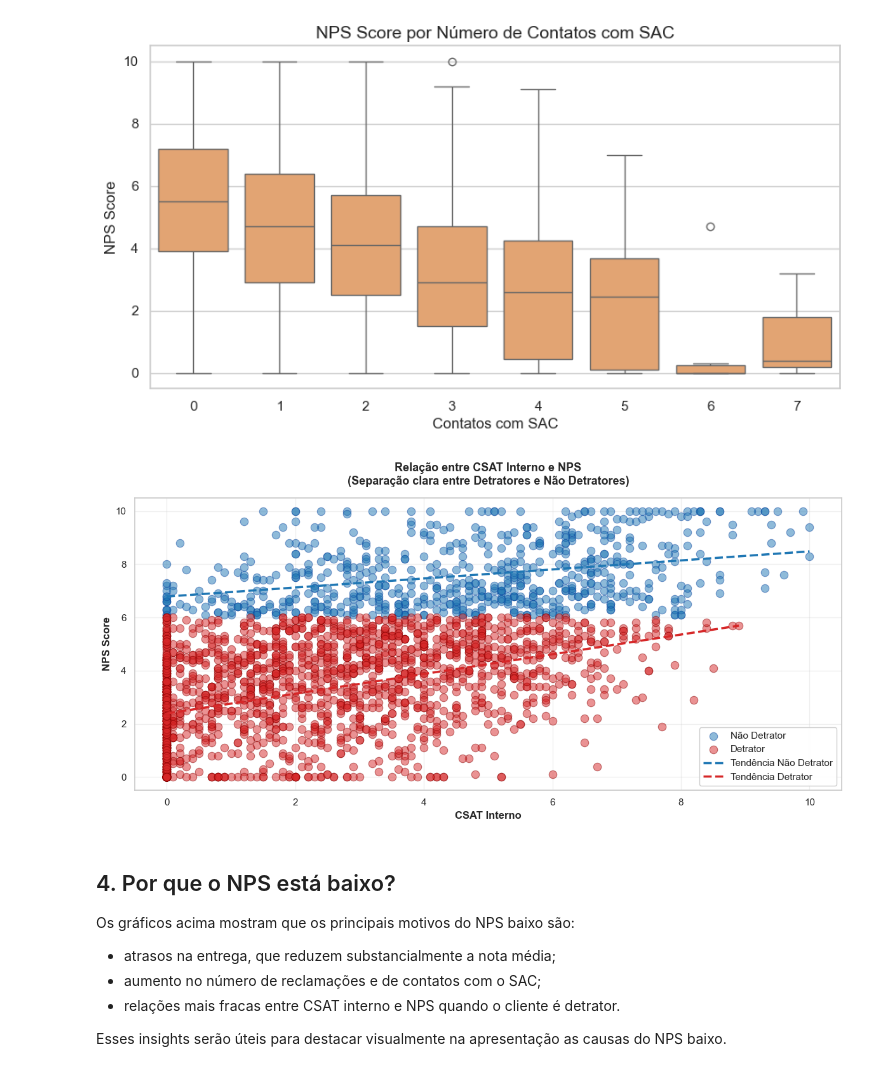
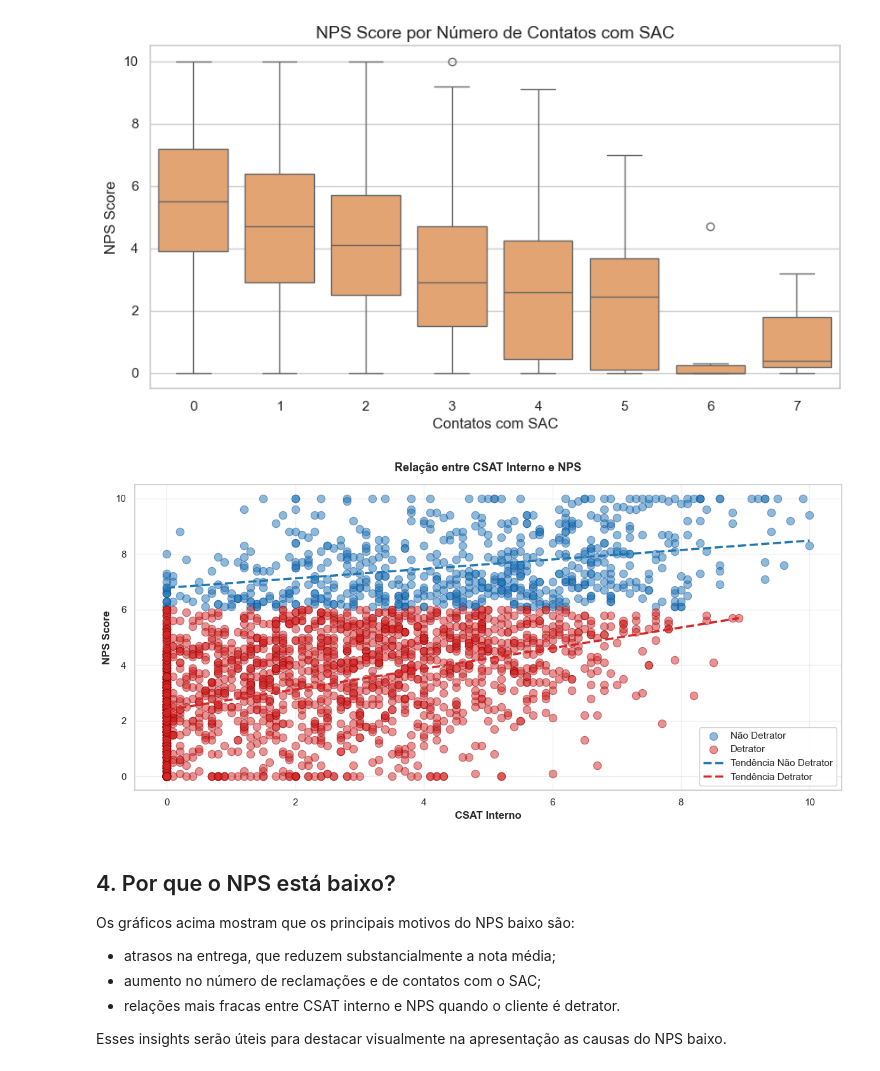
Before and after one commit to tuanyfortunato/CaseNPSPreditivo, a Jupyter notebook: notebooks/CaseNpsPreditivo_Final.ipynb, the cells around one changed output. Saved outputs shown, nothing was run; the diff lists cells and outputs as text; code cells hidden in the pictures.

```diff
--- a/notebooks/CaseNpsPreditivo_Final.ipynb
+++ b/notebooks/CaseNpsPreditivo_Final.ipynb
@@ -280,39 +277,37 @@ plt.show()
 # Vamos separar os pontos em dois grupos para facilitar a interpretação:
 # - clientes que não são detratores (is_detractor == 0)
 # - clientes que são detratores (is_detractor == 1)
 fig, ax = plt.subplots(figsize=(12, 6))
 
 promotores = df_clean[df_clean['is_detractor'] == 0]
 detratores = df_clean[df_clean['is_detractor'] == 1]
 
-# Plotagem dos pontos de cada grupo com cores distintas
+# Dois grupos com cores diferentes
 ax.scatter(promotores['csat_internal_score'], promotores['nps_score'],
            label='Não Detrator', color='#1F77B4', s=80, alpha=0.5, edgecolors='#0D47A1', linewidth=0.8)
 ax.scatter(detratores['csat_internal_score'], detratores['nps_score'],
            label='Detrator', color='#D62728', s=80, alpha=0.5, edgecolors='#8B0000', linewidth=0.8)
 
-# Adicionar linhas de tendência para cada grupo ajuda a entender a direção do relacionamento
+# Linhas de tendência para cada grupo
 z_prom = np.polyfit(promotores['csat_internal_score'], promotores['nps_score'], 1)
 p_prom = np.poly1d(z_prom)
 x_line = np.linspace(promotores['csat_internal_score'].min(), promotores['csat_internal_score'].max(), 100)
 ax.plot(x_line, p_prom(x_line), color='#1F77B4', linestyle='--', linewidth=2.5, label='Tendência Não Detrator')
 
 z_det = np.polyfit(detratores['csat_internal_score'], detratores['nps_score'], 1)
 p_det = np.poly1d(z_det)
 x_line = np.linspace(detratores['csat_internal_score'].min(), detratores['csat_internal_score'].max(), 100)
 ax.plot(x_line, p_det(x_line), color='#D62728', linestyle='--', linewidth=2.5, label='Tendência Detrator')
 
-# Ajustes finais do gráfico para melhor leitura
 ax.set_xlabel('CSAT Interno', fontsize=12, fontweight='bold')
 ax.set_ylabel('NPS Score', fontsize=12, fontweight='bold')
-ax.set_title('Relação entre CSAT Interno e NPS\n(Separação clara entre Detratores e Não Detratores)',
-             fontsize=13, fontweight='bold', pad=15)
+ax.set_title('Relação entre CSAT Interno e NPS', fontsize=13, fontweight='bold', pad=15)
 ax.grid(True, alpha=0.3)
 ax.legend(fontsize=11, loc='best', framealpha=0.95)
 plt.tight_layout()
 plt.show()
 # %% [output]
-[figure, old version]
+[figure, new version]
 # %% [markdown]
 ## 4. Por que o NPS está baixo?
 Os gráficos acima mostram que os principais motivos do NPS baixo são:
```
Also changed, not shown: parts of 3 cells of this notebook, 2 other files.
